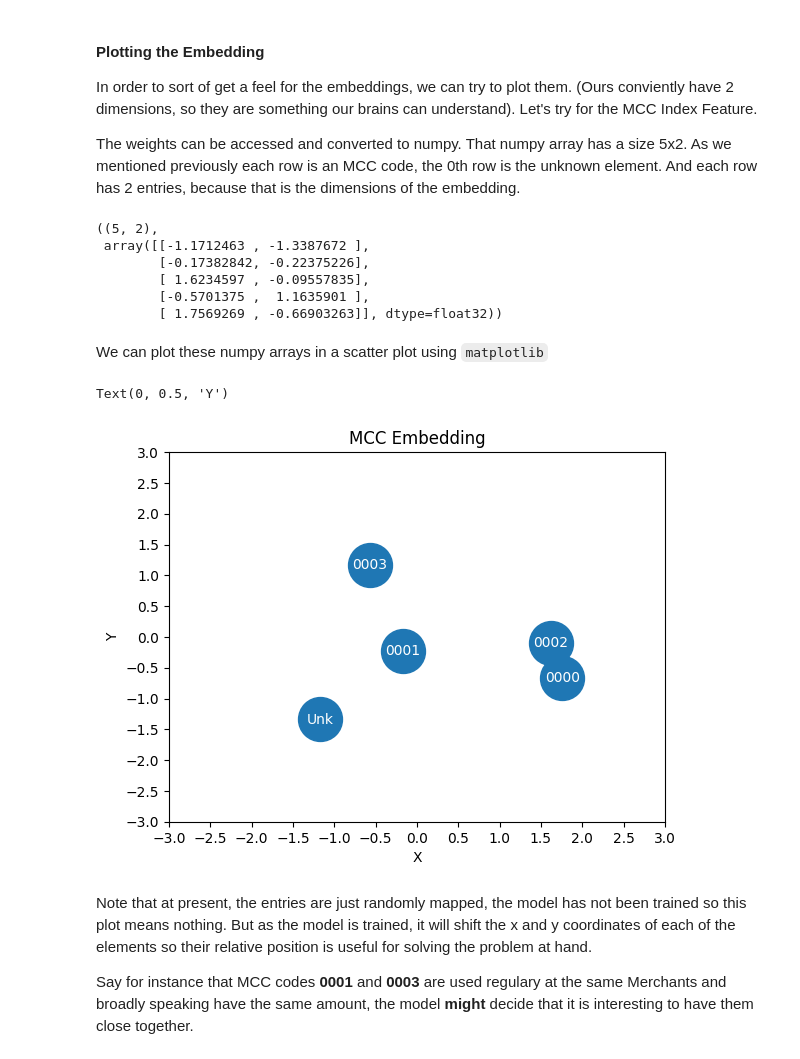
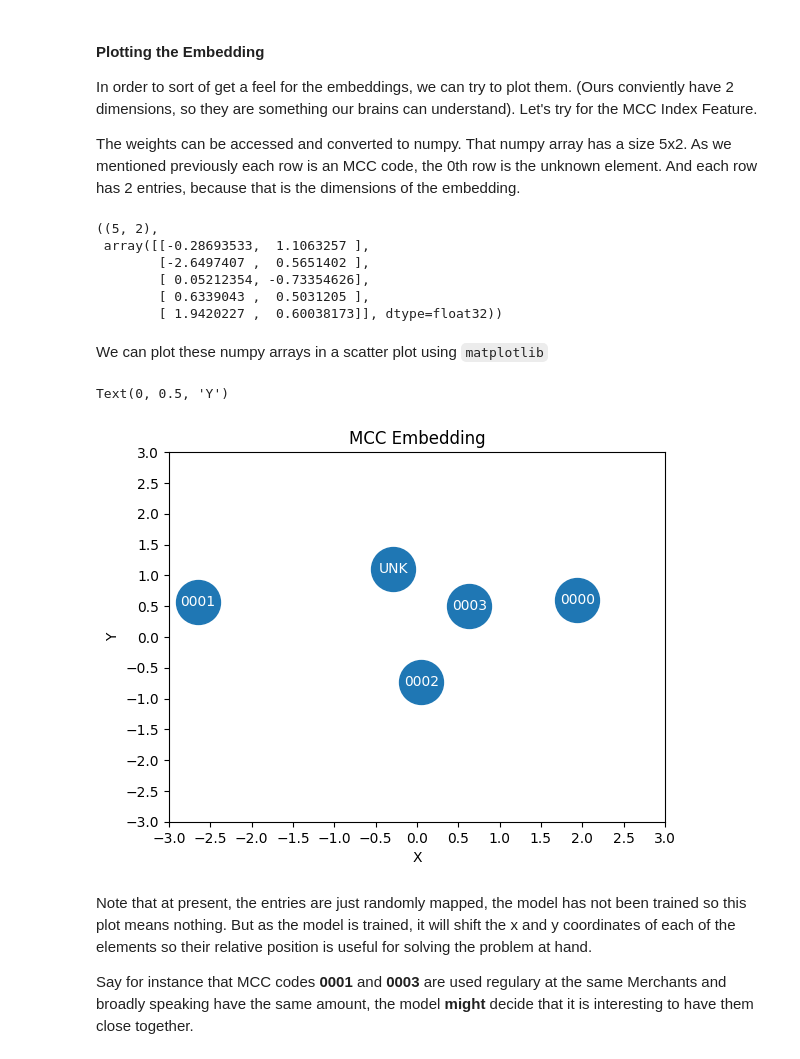
Before and after one commit to t0kk35/m0d3l, a Jupyter notebook: notebooks/01_Creating_a_Model.ipynb, the cells around one changed output. Cells and saved outputs as stored; diff of their text form; code cells hidden in the pictures.

```diff
--- a/notebooks/01_Creating_a_Model.ipynb
+++ b/notebooks/01_Creating_a_Model.ipynb
@@ -248,7 +248,7 @@ The Linear Layer has an input size of 5 after concatenation of all the heads. Th
 class SecondModel(mp.BinaryClassifier):
     def __init__(self, model_configuration: mp.ModelConfiguration):
         super(SecondModel, self).__init__(model_configuration)
-        self.heads = self.create_heads(dim_ratio=0.6, min_dims=2, max_dims=5, dropout=0.1)
+        self.heads = self.create_heads(dim_ratio=0.5, min_dims=2, max_dims=5, dropout=0.1)
         self.l1 = nn.Linear(in_features=sum([h.output_size for h in self.heads]), out_features=1)
         self.tail = self.create_tail()
 
@@ -289,29 +289,29 @@ mcc_weights = model.heads[0].embedding.embedding_weight(mcc_i).detach().numpy()
 mcc_weights.shape, mcc_weights
 # %% [output]
 ((5, 2),
- array([[-1.1712463 , -1.3387672 ],
-        [-0.17382842, -0.22375226],
-        [ 1.6234597 , -0.09557835],
-        [-0.5701375 ,  1.1635901 ],
-        [ 1.7569269 , -0.66903263]], dtype=float32))
+ array([[-0.28693533,  1.1063257 ],
+        [-2.6497407 ,  0.5651402 ],
+        [ 0.05212354, -0.73354626],
+        [ 0.6339043 ,  0.5031205 ],
+        [ 1.9420227 ,  0.60038173]], dtype=float32))
 # %% [markdown]
 We can plot these numpy arrays in a scatter plot using `matplotlib`
 # %%
 x, y = mcc_weights[:, 0], mcc_weights[:, 1]
 
 ticks = [-3.0, -2.5, -2.0, -1.5, -1.0, -0.5, 0, 0.5, 1.0, 1.5, 2.0, 2.5, 3.0]
 
 plt.title('MCC Embedding')
 plt.scatter(x, y, s=1000)
 plt.xticks(ticks)
 plt.yticks(ticks)
-for l,i in [('Unk', 0)] + sorted(list(mcc_i.dictionary.items()), key= lambda x: x[1]):
+for l,i in sorted(list(mcc_i.dictionary.items()), key= lambda x: x[1]):
     plt.text(x[i], y[i], l, ha='center', va='center', color='white')
 plt.xlabel('X')
 plt.ylabel('Y')
 # %% [output]
 Text(0, 0.5, 'Y')
-[figure, old version]
+[figure, new version]
 # %% [markdown]
 Note that at present, the entries are just randomly mapped, the model has not been trained so this plot means nothing. But as the model is trained, it will shift the x and y coordinates of each of the elements so their relative position is useful for solving the problem at hand.
 
```
Also changed, not shown: parts of 7 cells of this notebook, 7 other files.
